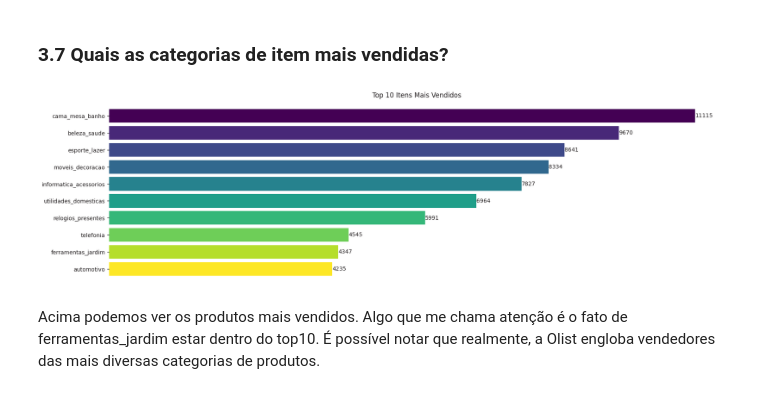
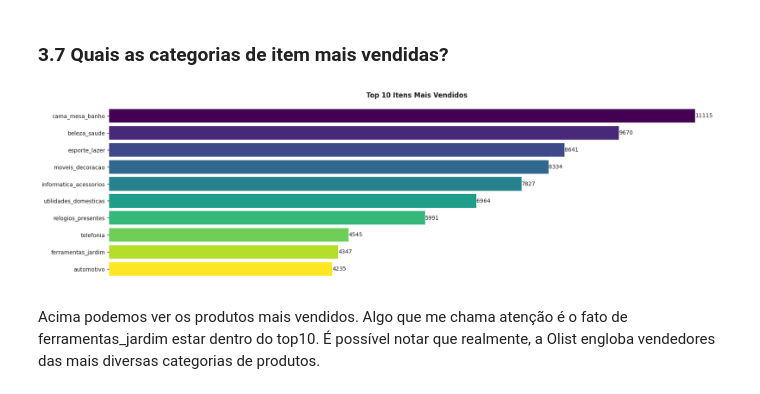
Before and after one commit to allmeidaapedro/Olist-Analysis, a Jupyter notebook: eda.ipynb, the cells around one changed output. Saved outputs shown, nothing was run; the diff lists cells and outputs as text; code cells hidden in the pictures.

```diff
--- a/eda.ipynb
+++ b/eda.ipynb
@@ -593,20 +609,20 @@ Estados do norte e nordeste possuem os maiores valores pagos em média por pedid
 # %%
 category_items = product_data.groupby(['product_category_name'])[['product_id']].count().rename(columns={'product_id': 'items'}).sort_values(by=['items'], ascending=False).reset_index().head(10)
 
 colors = plt.cm.viridis(np.linspace(0, 1, len(category_items)))
 figure, ax = plt.subplots(figsize=(20, 6))
 bars = ax.barh(y=category_items['product_category_name'], width=category_items['items'], color=colors)
 ax.bar_label(bars, color=CINZA1)
-ax.set_title('Top 10 Itens Mais Vendidos', color=CINZA1)
+ax.set_title('Top 10 Itens Mais Vendidos', color=CINZA1, fontweight='bold')
 ax.get_xaxis().set_visible(False)
 ax.set_yticks(ticks=category_items['product_category_name'], labels=category_items['product_category_name'], color=CINZA1)
 ax.spines['right'].set_visible(False)
 ax.spines['top'].set_visible(False)
 ax.spines['left'].set_visible(False)
 ax.spines['bottom'].set_visible(False)
 ax.invert_yaxis()
 # %% [output]
-[figure, old version]
+[figure, new version]
 # %% [markdown]
 Acima podemos ver os produtos mais vendidos. Algo que me chama atenção é o fato de ferramentas_jardim estar dentro do top10. É possível notar que realmente, a Olist engloba vendedores das mais diversas categorias de produtos.
 # %% [markdown]
```
Also changed, not shown: parts of 31 cells of this notebook.
